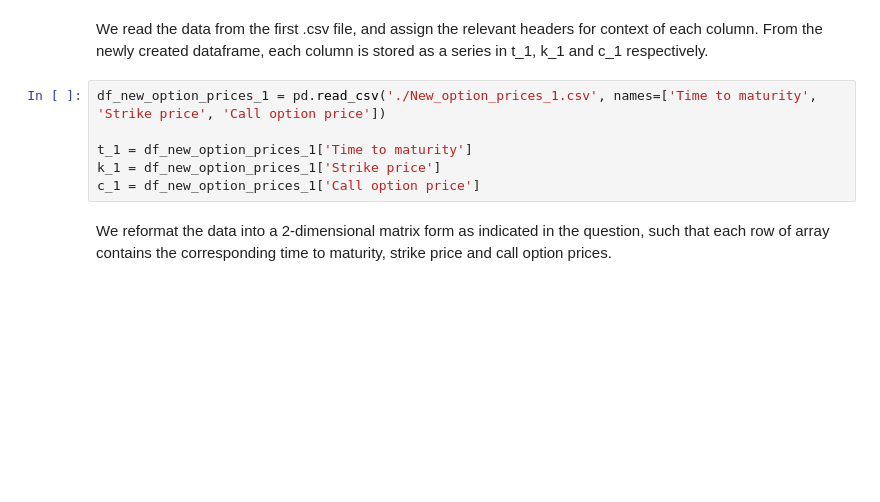
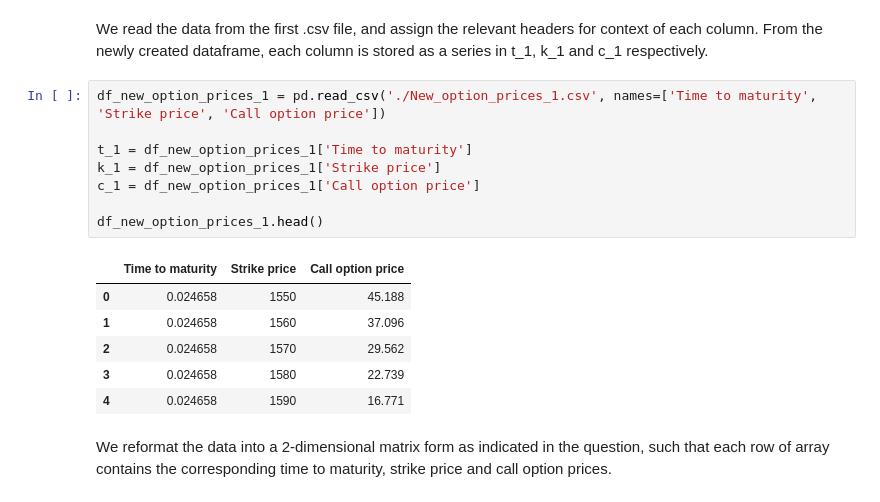
Before and after one commit to pangjunrong/KTH-Local-Volatility-Estimation, a Jupyter notebook: Project-1.ipynb, the cells around one changed output. Drawn from its saved outputs; the diff is of its cells as text; blank space fills up the shorter version.

```diff
--- a/Project-1.ipynb
+++ b/Project-1.ipynb
@@ -16,9 +16,18 @@ We read the data from the first .csv file, and assign the relevant headers for c
 # %%
 df_new_option_prices_1 = pd.read_csv('./New_option_prices_1.csv', names=['Time to maturity', 'Strike price', 'Call option price'])
 
 t_1 = df_new_option_prices_1['Time to maturity']
 k_1 = df_new_option_prices_1['Strike price']
 c_1 = df_new_option_prices_1['Call option price']
+
+df_new_option_prices_1.head()
+# %% [output]
+|  | Time to maturity | Strike price | Call option price |
+| 0 | 0.024658 | 1550 | 45.188 |
+| 1 | 0.024658 | 1560 | 37.096 |
+| 2 | 0.024658 | 1570 | 29.562 |
+| 3 | 0.024658 | 1580 | 22.739 |
+| 4 | 0.024658 | 1590 | 16.771 |
 # %% [markdown]
 We reformat the data into a 2-dimensional matrix form as indicated in the question, such that each row of array contains the corresponding time to maturity, strike price and call option prices.
 # %%
```
Also changed, not shown: parts of 9 cells of this notebook.
